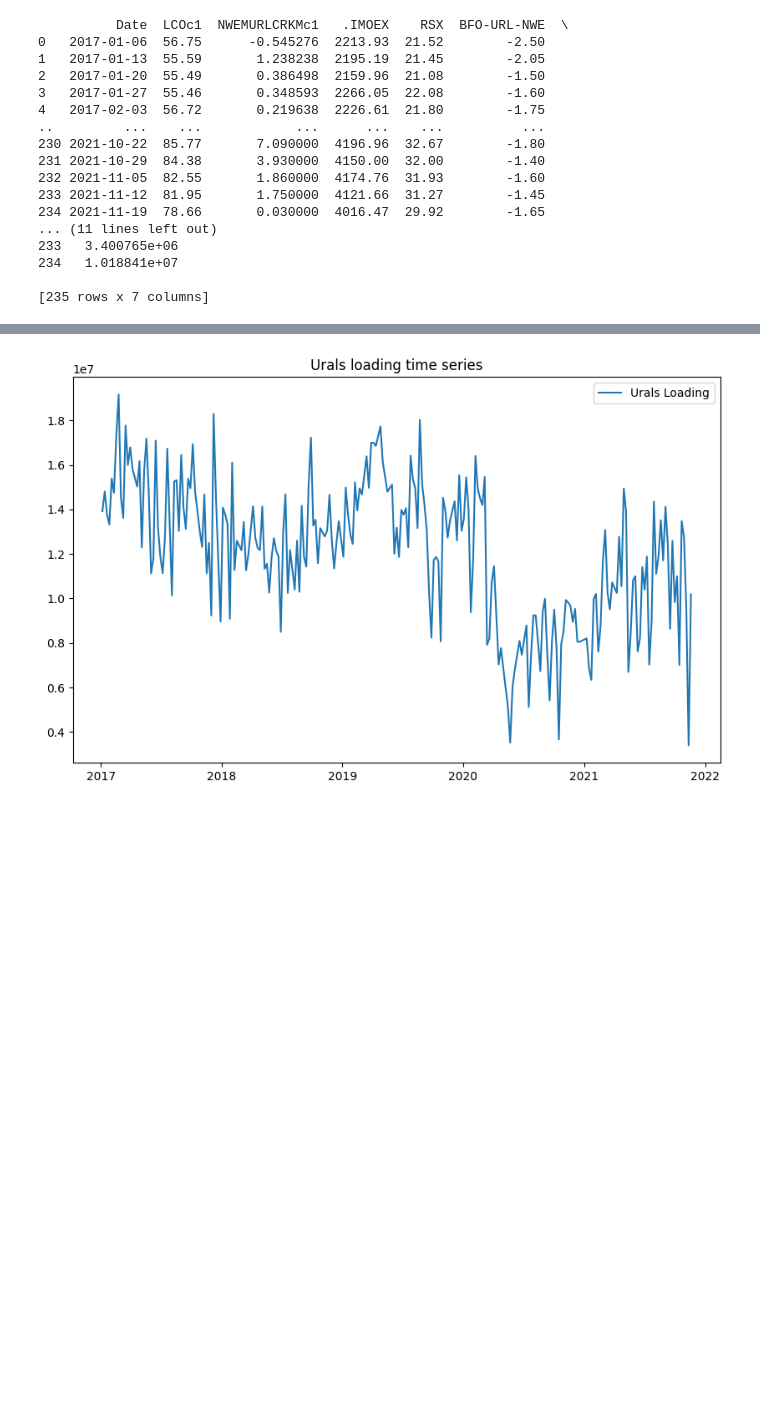
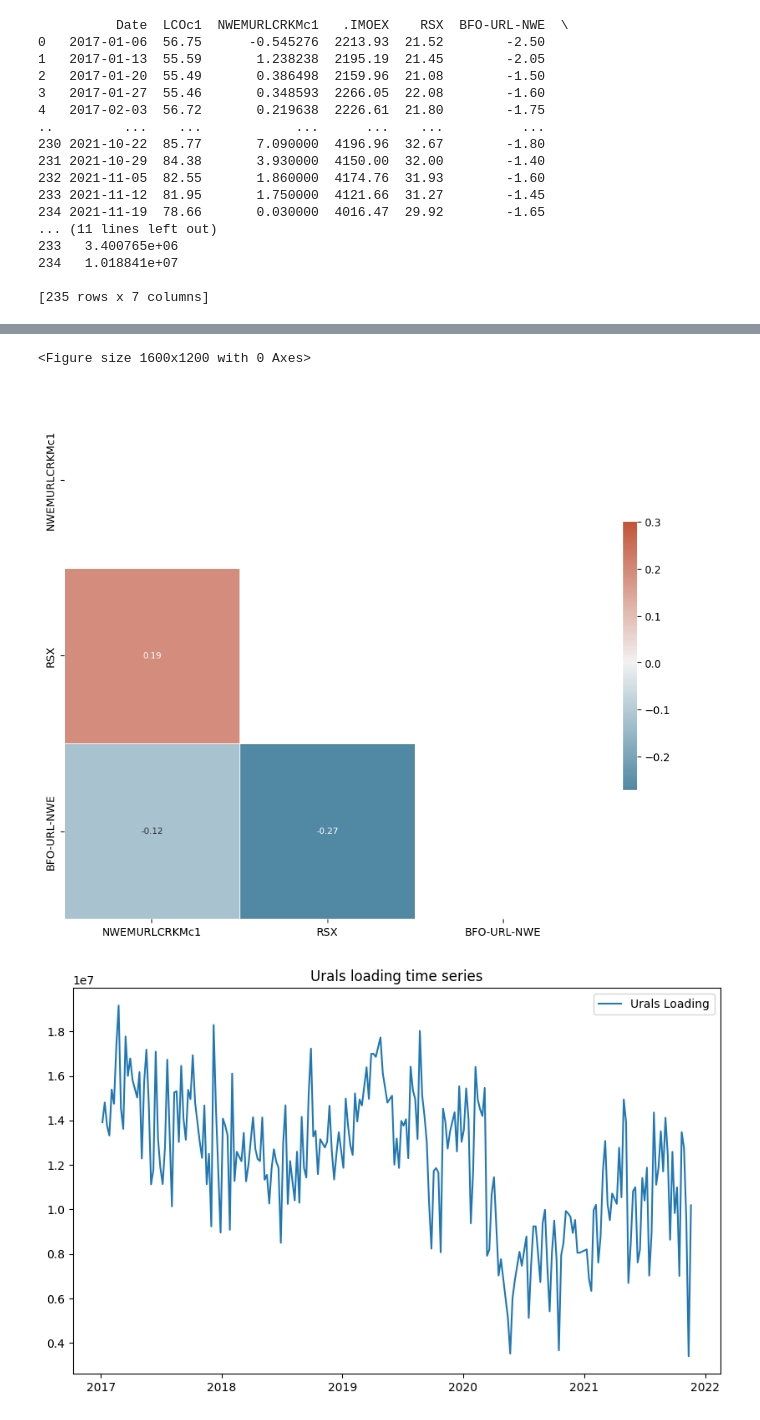
Before and after one commit to Gimkhana/Empirical_Analysis_FM, a Jupyter notebook: Applied_Research_Framework_Git/Applied_projects/Crude_oil_market_analysis/ML_Urals_analysis.ipynb, the cells around one changed output, grey strips where cells are left out. Saved outputs shown, nothing was run; the diff lists cells and outputs as text; code cells hidden in the pictures; blank space fills up the shorter version.

```diff
--- a/Applied_Research_Framework_Git/Applied_projects/Crude_oil_market_analysis/ML_Urals_analysis.ipynb
+++ b/Applied_Research_Framework_Git/Applied_projects/Crude_oil_market_analysis/ML_Urals_analysis.ipynb
@@ -141,3 +119,33 @@ df_urals_zscore = df_urals_standardized[(np.abs(stats.zscore(df_urals_standardiz
+# %%
+import seaborn as sns
+
+correlation_matrix = df_variables_zscore.corr()
+
+# Using seaborn to create a heatmap of the correlation matrix
+plt.figure(figsize=(16, 12))
+
+# Generate a mask for the upper triangle.
+mask = np.triu(np.ones_like(correlation_matrix, dtype=bool))
+
+# Set up the matplotlib figure.
+f, ax = plt.subplots(figsize=(11, 9))
+
+# Generate a custom diverging colormap.
+cmap = sns.diverging_palette(230, 20, as_cmap=True)
+
+# Draw the heatmap with the mask and correct aspect ratio.
+sns.heatmap(correlation_matrix, mask=mask, cmap=cmap, vmax=.3, center=0,
+            square=True, linewidths=.5, cbar_kws={"shrink": .5},
+            annot=True, fmt=".2f", annot_kws={"size": 8})
+
+# Adjust the font size of the tick labels for clarity.
+plt.xticks(fontsize=10)
+plt.yticks(fontsize=10)
+
+plt.show()
+# %% [output]
+<Figure size 1600x1200 with 0 Axes>
+[figure, added]
 # %%
 # Plot the Urals loading time series
 plt.figure(figsize=(10, 6))
```
Also changed, not shown: parts of 24 cells of this notebook, 1 other file.
